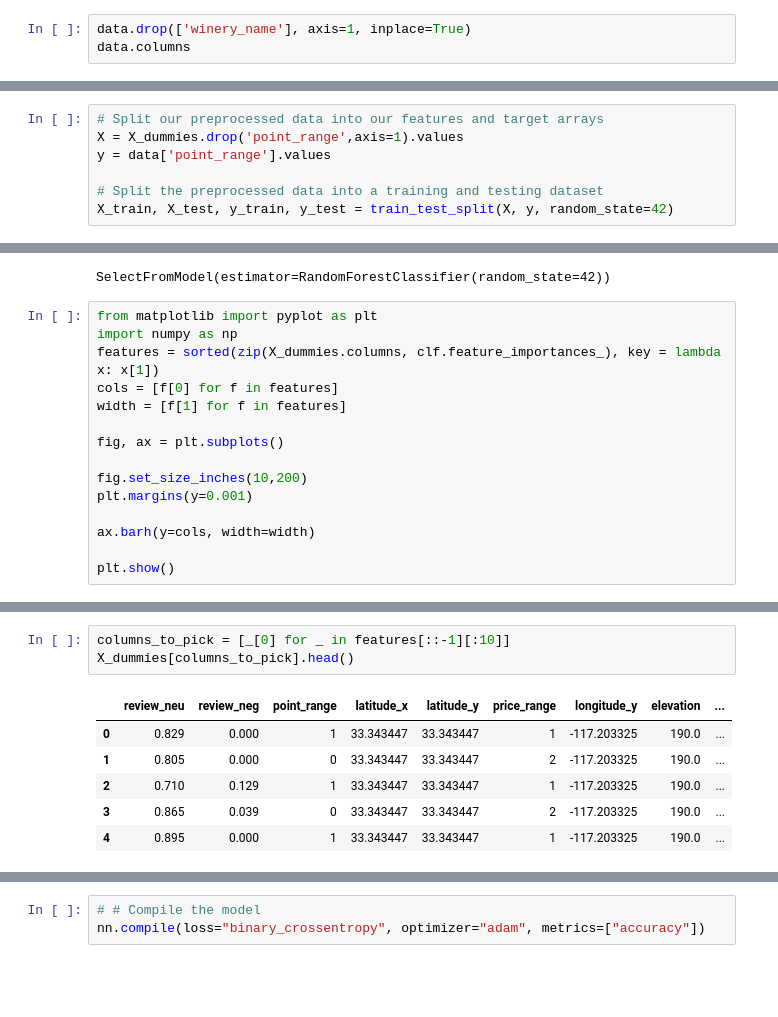
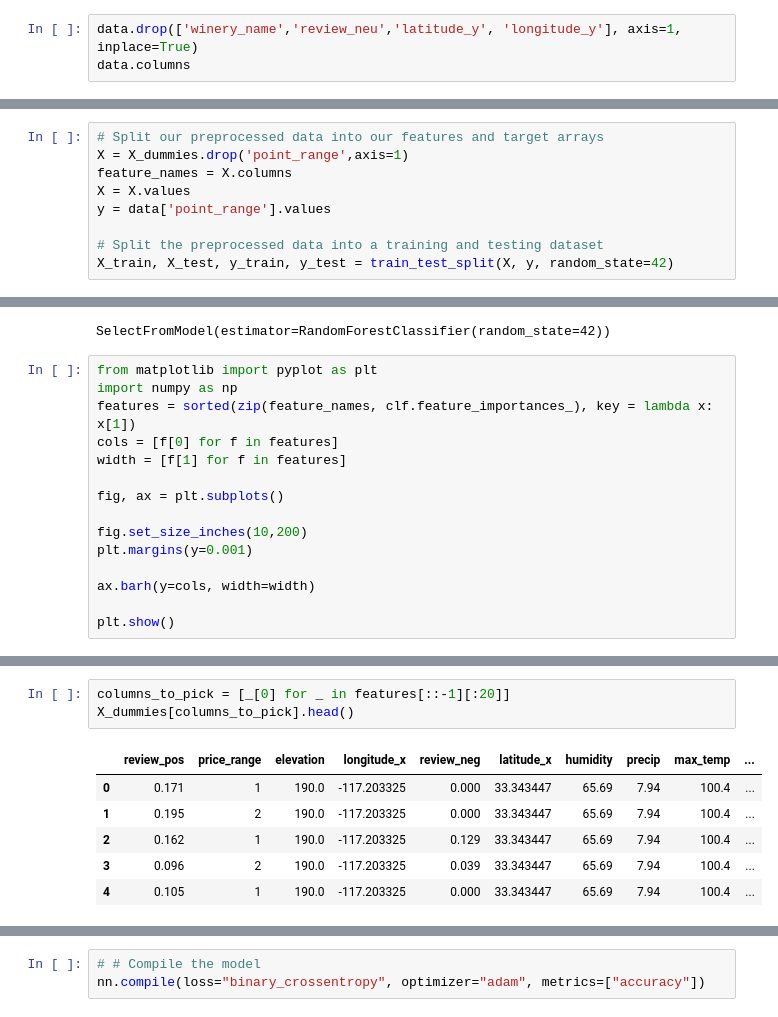
Before and after one commit to miatsivitse/Project-4, a Jupyter notebook: Feature_sel_NN.ipynb, the cells around one changed output, grey strips where cells are left out. Drawn from its saved outputs; the diff is of its cells as text; blank space fills up the shorter version.

```diff
--- a/Feature_sel_NN.ipynb
+++ b/Feature_sel_NN.ipynb
@@ -182,7 +182,7 @@ Chehalem winery                 102
 Kunde winery                    101
 Name: winery_name, dtype: int64
 # %%
-data.drop(['winery_name'], axis=1, inplace=True)
+data.drop(['winery_name','review_neu','latitude_y', 'longitude_y'], axis=1, inplace=True)
 data.columns
 # %% [output]
 Index(['point_range', 'price_range', 'province', 'region_1', 'region_2',
@@ -211,6 +211,8 @@ X_dummies
 # %%
 # Split our preprocessed data into our features and target arrays
-X = X_dummies.drop('point_range',axis=1).values
+X = X_dummies.drop('point_range',axis=1)
+feature_names = X.columns
+X = X.values
 y = data['point_range'].values
 
 # Split the preprocessed data into a training and testing dataset
@@ -297,7 +299,7 @@ SelectFromModel(estimator=RandomForestClassifier(random_state=42))
 # %%
 from matplotlib import pyplot as plt
 import numpy as np
-features = sorted(zip(X_dummies.columns, clf.feature_importances_), key = lambda x: x[1])
+features = sorted(zip(feature_names, clf.feature_importances_), key = lambda x: x[1])
 cols = [f[0] for f in features]
 width = [f[1] for f in features]
 
@@ -334,11 +336,11 @@ features[::-1]
 # %%
-columns_to_pick = [_[0] for _ in features[::-1][:10]]
+columns_to_pick = [_[0] for _ in features[::-1][:20]]
 X_dummies[columns_to_pick].head()
 # %% [output]
-|  | review_neu | review_neg | point_range | latitude_x | latitude_y | price_range | longitude_y | elevation | ... |
-| 0 | 0.829 | 0.000 | 1 | 33.343447 | 33.343447 | 1 | -117.203325 | 190.0 | ... |
-| 1 | 0.805 | 0.000 | 0 | 33.343447 | 33.343447 | 2 | -117.203325 | 190.0 | ... |
-| 2 | 0.710 | 0.129 | 1 | 33.343447 | 33.343447 | 1 | -117.203325 | 190.0 | ... |
-| 3 | 0.865 | 0.039 | 0 | 33.343447 | 33.343447 | 2 | -117.203325 | 190.0 | ... |
-| 4 | 0.895 | 0.000 | 1 | 33.343447 | 33.343447 | 1 | -117.203325 | 190.0 | ... |
+|  | review_pos | price_range | elevation | longitude_x | review_neg | latitude_x | humidity | precip | max_temp | ... |
+| 0 | 0.171 | 1 | 190.0 | -117.203325 | 0.000 | 33.343447 | 65.69 | 7.94 | 100.4 | ... |
+| 1 | 0.195 | 2 | 190.0 | -117.203325 | 0.000 | 33.343447 | 65.69 | 7.94 | 100.4 | ... |
+| 2 | 0.162 | 1 | 190.0 | -117.203325 | 0.129 | 33.343447 | 65.69 | 7.94 | 100.4 | ... |
+| 3 | 0.096 | 2 | 190.0 | -117.203325 | 0.039 | 33.343447 | 65.69 | 7.94 | 100.4 | ... |
+| 4 | 0.105 | 1 | 190.0 | -117.203325 | 0.000 | 33.343447 | 65.69 | 7.94 | 100.4 | ... |
 # %%
```
Also changed, not shown: parts of 50 cells of this notebook.
